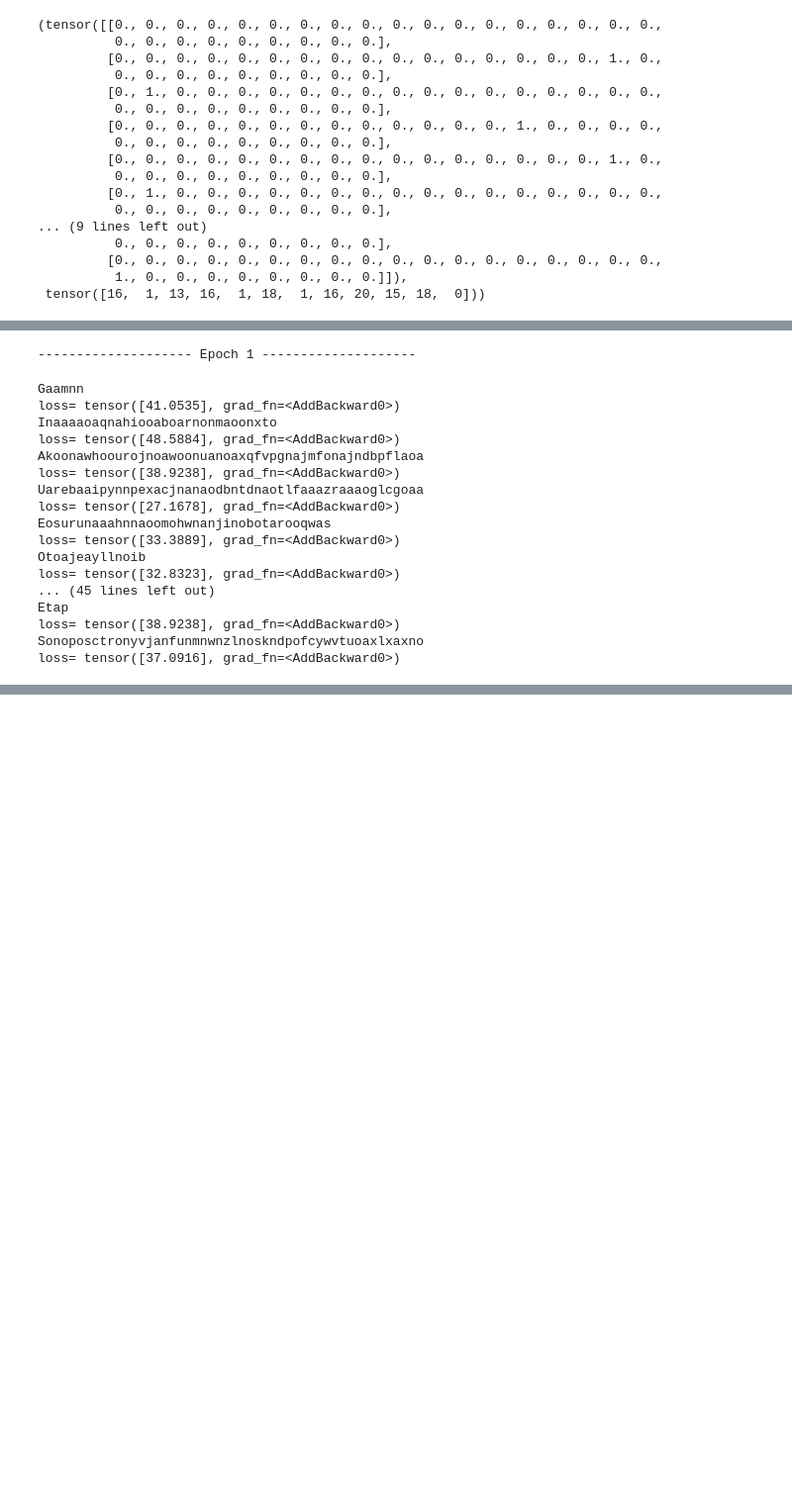
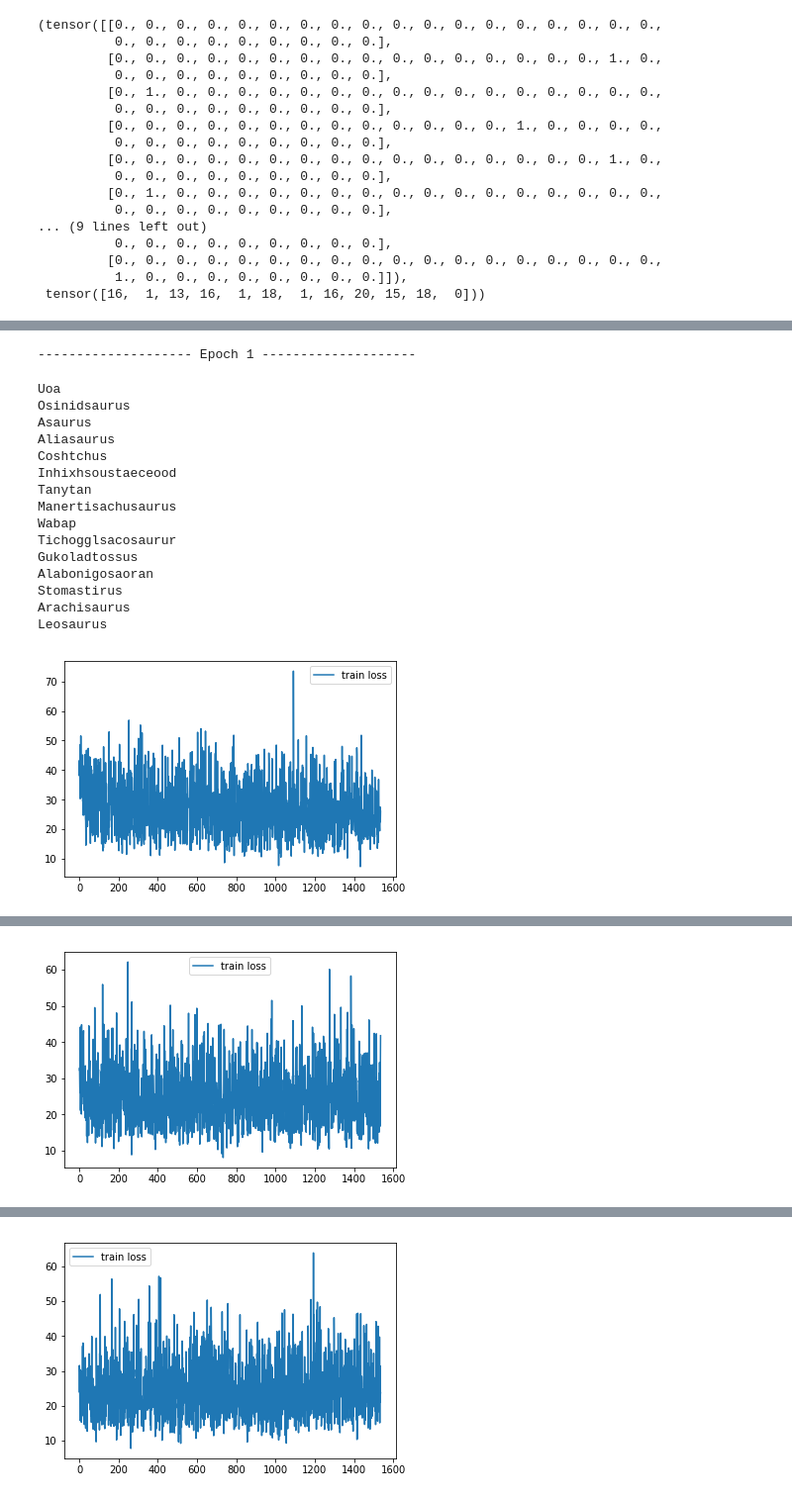
Before and after one commit to pengyang486868/pythonalgos, a Jupyter notebook: RNNhw/rnnhw-usecell.ipynb, the cells around one changed output, grey strips where cells are left out. Shown at 99% size. Drawn from its saved outputs; the diff is of its cells as text; code cells hidden in the pictures; blank space fills up the shorter version.

Commit message:
rnn correct

```diff
--- a/RNNhw/rnnhw-usecell.ipynb
+++ b/RNNhw/rnnhw-usecell.ipynb
@@ -166,6 +174,7 @@ def print_sample(sample_idxs):
     [print(trn_ds.idx_to_ch[x], end='') for x in sample_idxs[1:]]
 # %%
 def train_one_epoch(model: RNN, loss_fn, optimizer):
+    loss_arr=[]
     # Go through the training examples one at a time
     for line_num, (x, y) in enumerate(trn_dl):
         # my comment: it should means switching to training mode
@@ -175,22 +184,17 @@ def train_one_epoch(model: RNN, loss_fn, optimizer):
         optimizer.zero_grad()
 
         # Initialize parameters
-        h_prev = torch.zeros([1, trn_ds.vocab_size], dtype=torch.float, requires_grad=True)
-        #outval, h_prev = model.forward(x, h_prev)
+        h_prev = torch.zeros([1, hidden_size], dtype=torch.float, requires_grad=True)
 
-        # y_correct = torch.empty([1,x.shape[1],trn_ds.vocab_size], dtype=torch.long)
-        #losses = torch.empty(x.shape[1])
         for i in range(x.shape[1]):
             # Forward propagate through the RNN to compute the loss
-            outval = model.forward(x[:, i, :], h_prev)
-            h_prev = outval.data
+            h_prev, outval = model.forward(x[:, i, :], h_prev)
             y_correct = y[:, i]
             #print(loss_fn(outval, y_correct))
-            loss +=loss_fn(outval, y_correct)
+            loss += loss_fn(outval, y_correct)
 
         # Backpropagate through time
         # loss /= x.shape[1]
-        # print(h_prev)
         loss.backward()
 
         # Clip your gradients
@@ -203,51 +207,51 @@ def train_one_epoch(model: RNN, loss_fn, optimizer):
         # print one sampled name to see how the algorithm is doing
         if (line_num + 1) % 100 == 0:
             print_sample(sample(model))
-            print('loss=', loss)
-
-        # if line_num % 200 == 0:
-        #     params = list(model.named_parameters())
-        #     (name, param) = params[2]
-        #     print(name)
-        #     print(param.grad)
-        #     print('outval', outval)
-        #     print('correct', y[:, -1])
+            #print('loss=', loss.data.numpy()[0])
+        loss_arr.append(loss.data.numpy()[0])
+    return loss_arr
 # %%
+import matplotlib.pyplot as plt
+
 trn_ds = DinosDataset()
 trn_dl = DataLoader(trn_ds, batch_size=1, shuffle=True)
 
 def train(trn_ds, trn_dl, epochs=1):
-    model = RNN(trn_ds.vocab_size)
+    model = RNN(trn_ds.vocab_size,hidden_size)
 
     # Use cross entropy loss
     loss_fn = nn.CrossEntropyLoss()
 
     # Use Adam
-    learning_rate = 10
-    optimizer = optim.Adam(model.parameters(), lr=learning_rate)
+    learning_rate = 0.1
+    optimizer = optim.SGD(model.parameters(), lr=learning_rate)
 
     for e in range(1, epochs + 1):
         print(f'{"-" * 20} Epoch {e} {"-" * 20}')
-        train_one_epoch(model, loss_fn, optimizer)
+        curlossarr=train_one_epoch(model, loss_fn, optimizer)
+        #print(curlossarr)
+        x_axis = np.arange(len(curlossarr))
+        plt.plot(x_axis, curlossarr, label='train loss')
+        plt.legend()
+        plt.show()
 # %%
 #Start training
-train(trn_ds, trn_dl, epochs=2)
+train(trn_ds, trn_dl, epochs=5)
 # %% [output]
 -------------------- Epoch 1 --------------------
-Gaamnn
-loss= tensor([41.0535], grad_fn=<AddBackward0>)
-Inaaaaoaqnahiooaboarnonmaoonxto
-loss= tensor([48.5884], grad_fn=<AddBackward0>)
-Akoonawhoourojnoawoonuanoaxqfvpgnajmfonajndbpflaoa
-loss= tensor([38.9238], grad_fn=<AddBackward0>)
-Uarebaaipynnpexacjnanaodbntdnaotlfaaazraaaoglcgoaa
-loss= tensor([27.1678], grad_fn=<AddBackward0>)
-Eosurunaaahnnaoomohwnanjinobotarooqwas
-loss= tensor([33.3889], grad_fn=<AddBackward0>)
-Otoajeayllnoib
-loss= tensor([32.8323], grad_fn=<AddBackward0>)
-... (45 lines left out)
-Etap
-loss= tensor([38.9238], grad_fn=<AddBackward0>)
-Sonoposctronyvjanfunmnwnzlnoskndpofcywvtuoaxlxaxno
-loss= tensor([37.0916], grad_fn=<AddBackward0>)
+Uoa
+Osinidsaurus
+Asaurus
+Aliasaurus
+Coshtchus
+Inhixhsoustaeceood
+Tanytan
+Manertisachusaurus
+Wabap
+Tichogglsacosaurur
+Gukoladtossus
+Alabonigosaoran
+Stomastirus
+Arachisaurus
+Leosaurus
+[figure, added]
@@ -253,0 +274 @@ loss= tensor([37.0916], grad_fn=<AddBackward0>)
+[figure, added]
@@ -253,0 +291 @@ loss= tensor([37.0916], grad_fn=<AddBackward0>)
+[figure, added]
```
Also changed, not shown: parts of 4 cells of this notebook, 2 other files.
